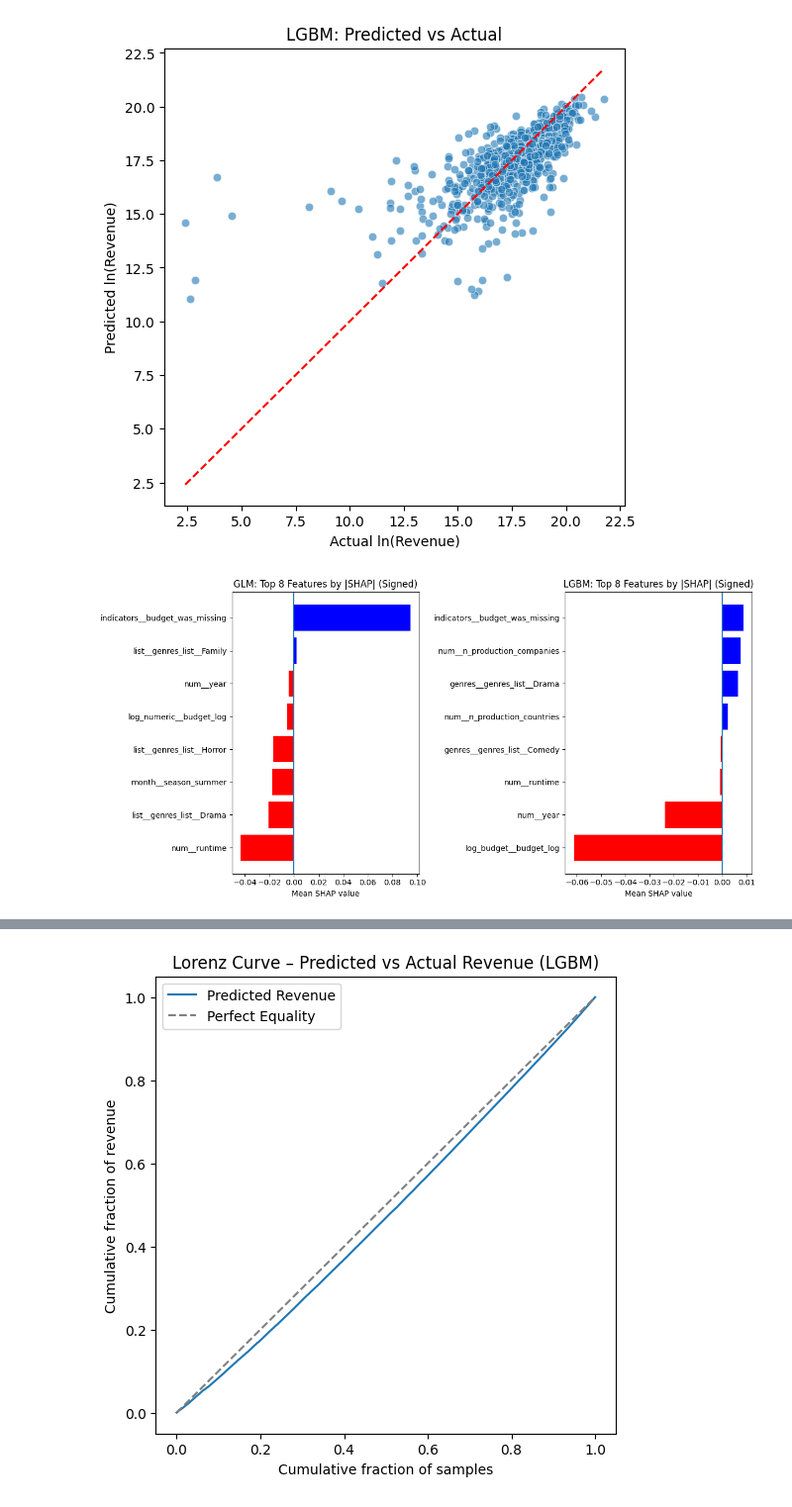
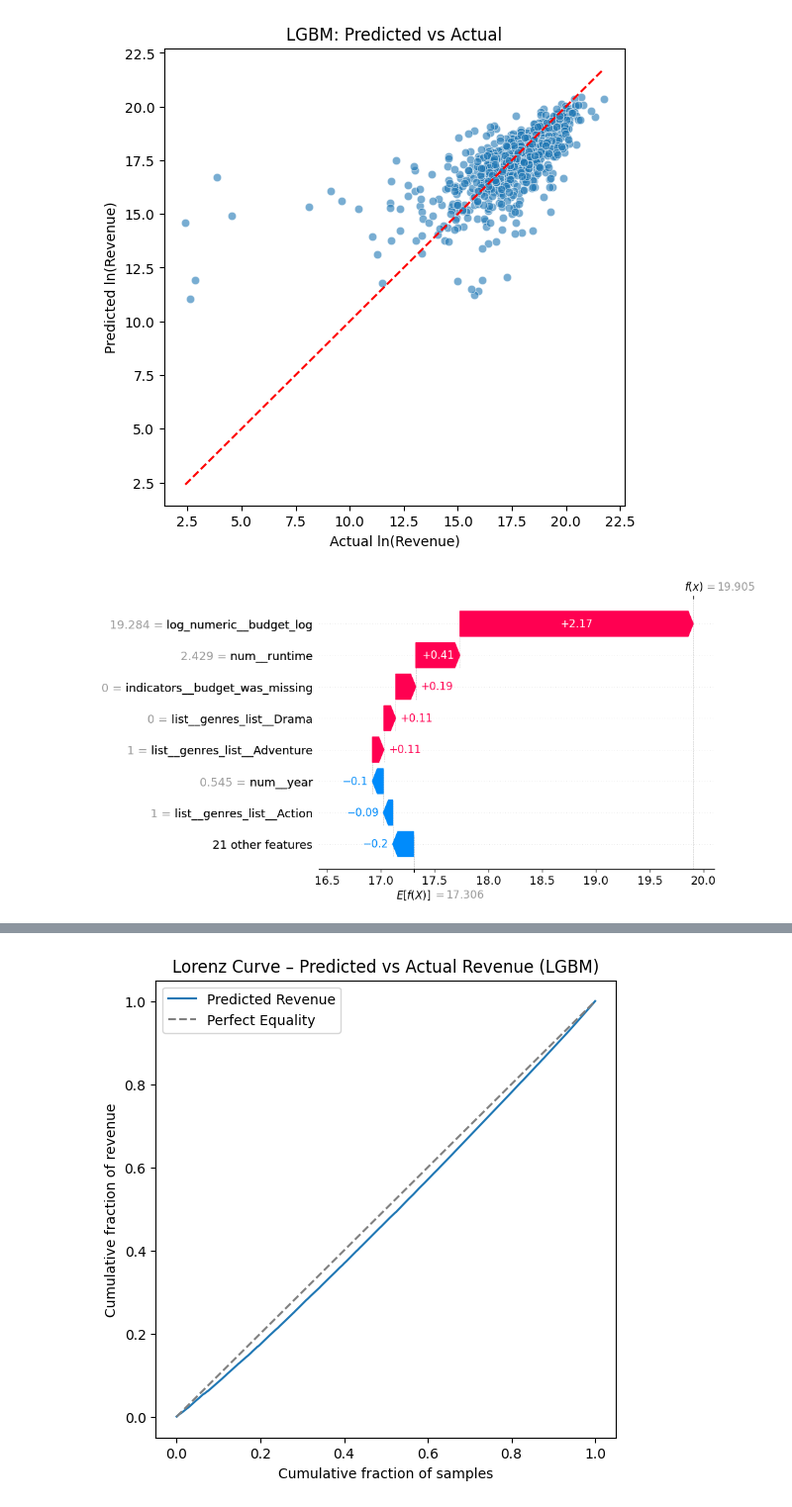
Before and after one commit to gem733/d100project, a Jupyter notebook: d100project/evaluation/evaluation.ipynb, the cells around one changed output, grey strips where cells are left out. Shown: that part at 99% size. Cells and saved outputs as stored; diff of their text form; code cells hidden in the pictures.

Commit message:
shaps work now

```diff
--- a/d100project/evaluation/evaluation.ipynb
+++ b/d100project/evaluation/evaluation.ipynb
@@ -98,58 +98,32 @@ plot_pred_vs_actual(df, 'pred_lgbm', model_name='LGBM')
 [figure]
 # %%
 import numpy as np
-import pandas as pd
+import shap
 import matplotlib.pyplot as plt
 
-def load_prepare_abs_select_signed(path, top_n=8):
-    # Load SHAP values
-    data = np.load(path, allow_pickle=True).item()
-    shap_vals = data["shap_values"]
-    feature_names = list(data["feature_names"])
+# Load SHAP bundle
+bundle = np.load(
+    "shap_glm_bundle.npy",
+    allow_pickle=True
+).item()
 
-    # Pad feature names if needed (couldn't figure out why shapes differ)
-    if shap_vals.shape[1] > len(feature_names):
-        feature_names += [f"UNKNOWN_FEATURE_{i}" for i in range(shap_vals.shape[1] - len(feature_names))]
+# Reconstruct SHAP Explanation
+shap_exp = shap.Explanation(
+    values=bundle["shap_values"],
+    base_values=bundle["expected_value"],
+    data=bundle["X_test"],
+    feature_names=bundle["feature_names"]
+)
 
-    shap_df = pd.DataFrame(shap_vals, columns=feature_names)
+# Plot top 8 features (waterfall)
+obs_idx = 0  # index of observation to explain
 
-    # Compute mean absolute and mean signed
-    mean_abs = shap_df.abs().mean()
-    mean_signed = shap_df.mean()
+shap.plots.waterfall(
+    shap_exp[obs_idx],
+    max_display=8,  # automatically plots 8 with highest abs value
+    show=True
+)
 
-    # Select top N by absolute SHAP
-    top_features = mean_abs.nlargest(top_n).index
-    top_signed = mean_signed.loc[top_features]
-
-    # Sort for plotting (smallest signed at bottom, largest at top)
-    top_signed_sorted = top_signed.sort_values()
-
-    # Colors
-    colors = ['red' if v < 0 else 'blue' for v in top_signed_sorted]
-
-    return top_signed_sorted, colors
-
-# Load GLM and LGBM
-glm_vals, glm_colors = load_prepare_abs_select_signed("shap_values_glm_with_names.npy", 8)
-lgbm_vals, lgbm_colors = load_prepare_abs_select_signed("shap_values_lgbm_with_names.npy", 8)
-
-# Plot
-
-plt.figure(figsize=(12, 6))
-
-plt.subplot(1, 2, 1)
-plt.barh(glm_vals.index, glm_vals.values, color=glm_colors)
-plt.axvline(0)
-plt.title("GLM: Top 8 Features by |SHAP| (Signed)")
-plt.xlabel("Mean SHAP value")
-
-plt.subplot(1, 2, 2)
-plt.barh(lgbm_vals.index, lgbm_vals.values, color=lgbm_colors)
-plt.axvline(0)
-plt.title("LGBM: Top 8 Features by |SHAP| (Signed)")
-plt.xlabel("Mean SHAP value")
-
-plt.tight_layout()
-plt.show()
+plt.close()
 # %% [output]
-[figure, old version]
+[figure, new version]
```
Also changed, not shown: parts of 6 cells of this notebook, 8 other files.
